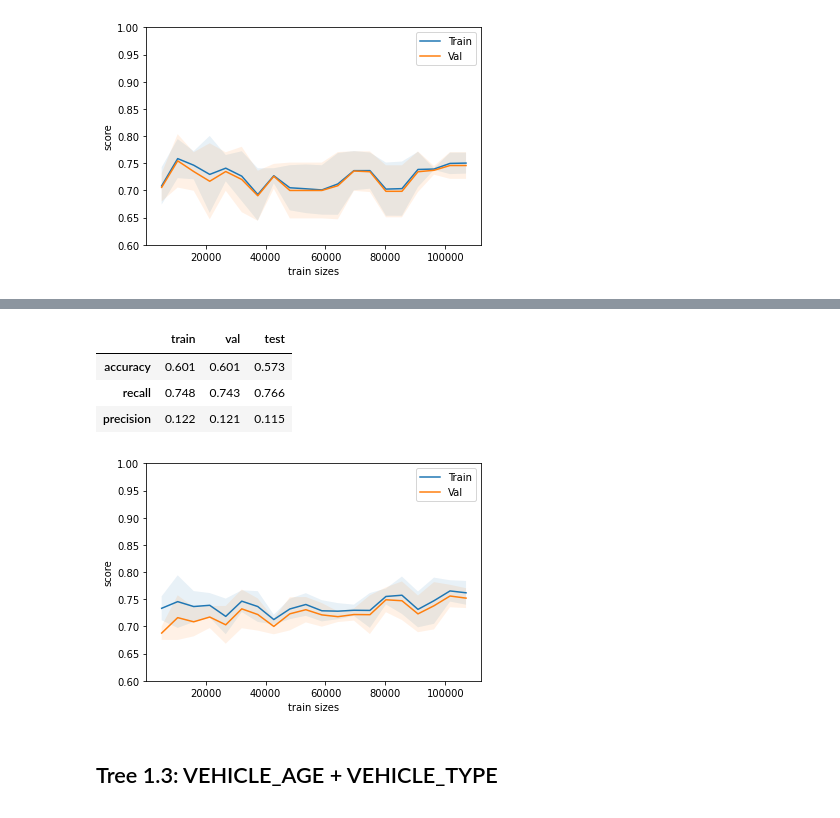
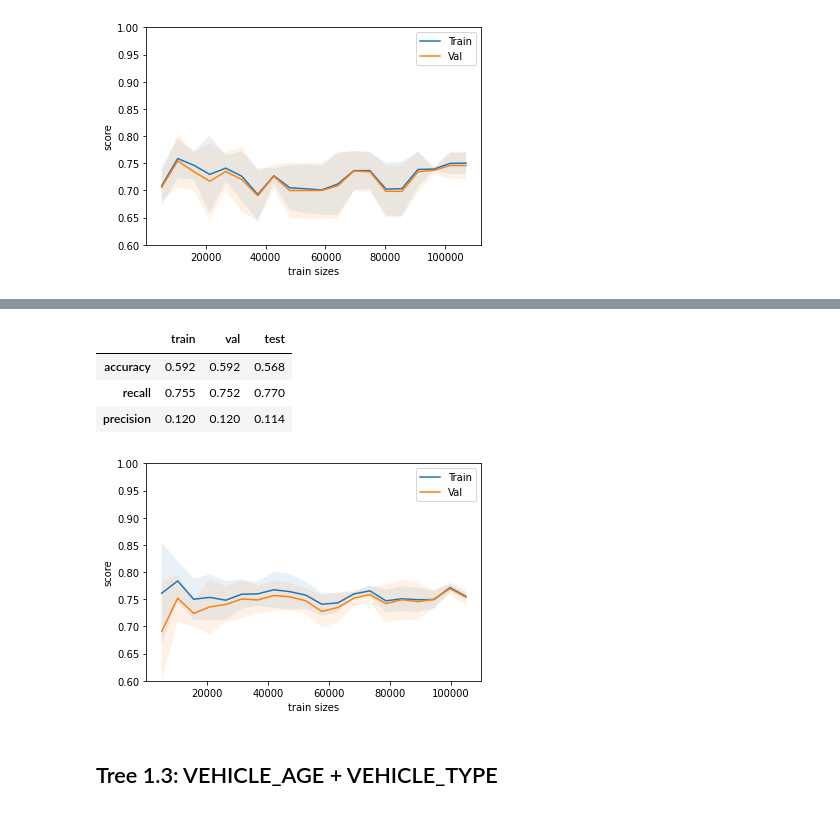
Before and after one commit to hanbo-e/wimlds_emissions, a Jupyter notebook: notebooks/baseline_model_guli.ipynb, the cells around one changed output, grey strips where cells are left out. Cells and saved outputs as stored; diff of their text form; code cells hidden in the pictures.

```diff
--- a/notebooks/baseline_model_guli.ipynb
+++ b/notebooks/baseline_model_guli.ipynb
@@ -480,12 +486,13 @@ pd.DataFrame(result)[['param_max_depth',
-# %%
-plot_learning_curve(search.best_estimator_, X_train[cols], y_train)
-scoring_table(search, 2)
-# %% [output]
-|  | train | val | test |
-| accuracy | 0.601 | 0.601 | 0.573 |
-| recall | 0.748 | 0.743 | 0.766 |
-| precision | 0.122 | 0.121 | 0.115 |
-[figure, removed]
+# %%
+from emissions.utils import plot_learning_curve, scoring_table
+plot_learning_curve(search.best_estimator_, X_train[cols], y_train)
+scoring_table(search, X_test[cols], y_test)
+# %% [output]
+|  | train | val | test |
+| accuracy | 0.592 | 0.592 | 0.568 |
+| recall | 0.755 | 0.752 | 0.770 |
+| precision | 0.120 | 0.120 | 0.114 |
+[figure, added]
 # %% [markdown]
 ## Tree 1.3: VEHICLE_AGE + VEHICLE_TYPE
 ![image-5.png](attachment:image-5.png)
```
Also changed, not shown: parts of 10 cells of this notebook, 1 other file.
